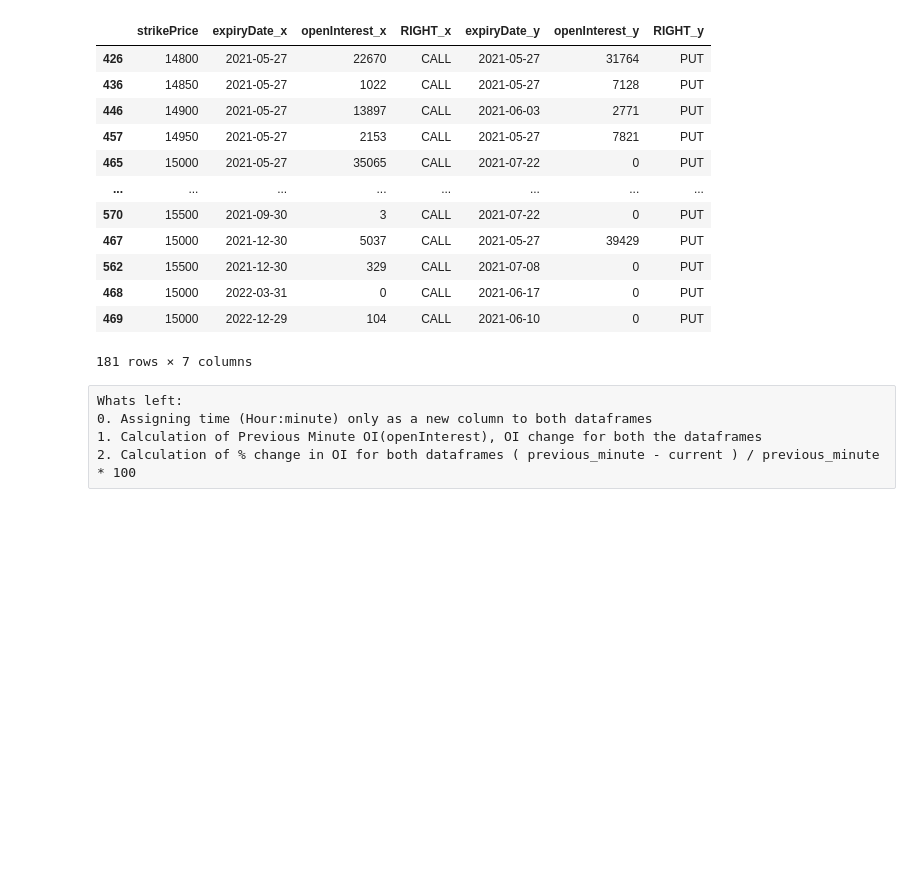
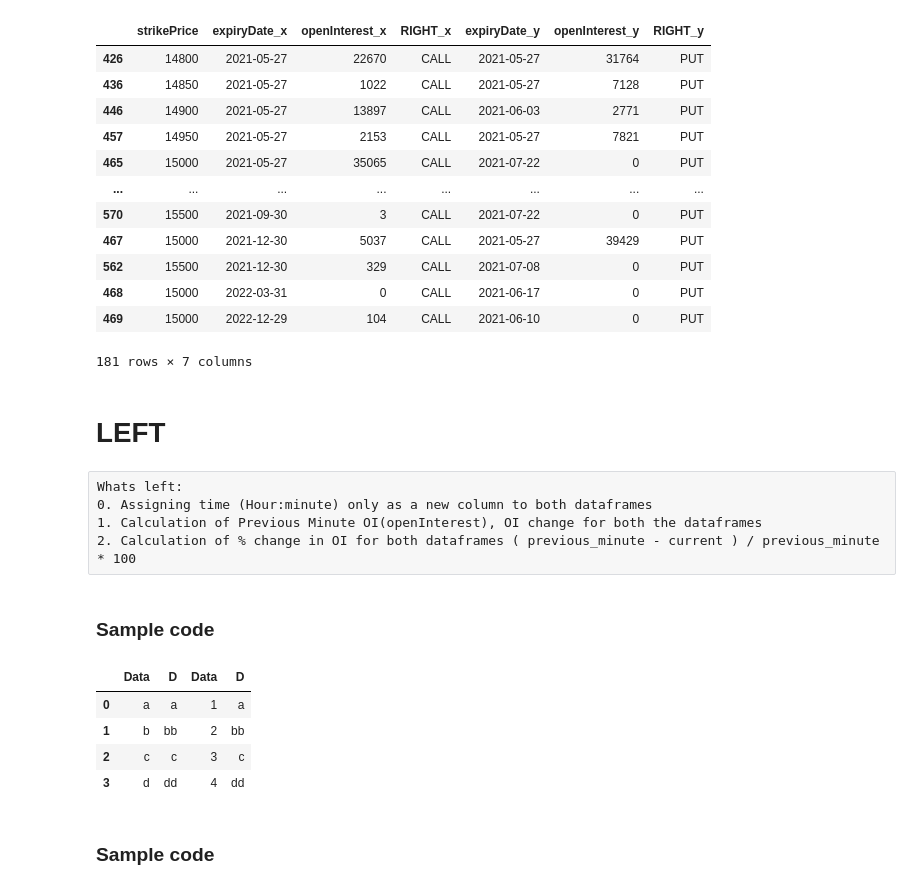
Before and after one commit to techhuv/NSE_Option_Chains, a Jupyter notebook: NSE Web Scrapper Chetan.ipynb, the cells around one changed output. Cells and saved outputs as stored; diff of their text form; code cells hidden in the pictures; blank space fills up the shorter version.

```diff
--- a/NSE Web Scrapper Chetan.ipynb
+++ b/NSE Web Scrapper Chetan.ipynb
@@ -119,11 +104,32 @@ temp1.merge(temp2,left_index=True,right_index=True,on='strikePrice')
 | 468 | 15000 | 2022-03-31 | 0 | CALL | 2021-06-17 | 0 | PUT |
 | 469 | 15000 | 2022-12-29 | 104 | CALL | 2021-06-10 | 0 | PUT |
 181 rows × 7 columns
+# %% [markdown]
+# LEFT
 # %% [raw]
 Whats left:
 0. Assigning time (Hour:minute) only as a new column to both dataframes
 1. Calculation of Previous Minute OI(openInterest), OI change for both the dataframes
 2. Calculation of % change in OI for both dataframes ( previous_minute - current ) / previous_minute * 100
+# %% [markdown]
+### Sample code
+# %%
+import pandas as pd
+
+df1 = pd.DataFrame({'Data': ['a', 'b', 'c', 'd'], 'D': ['a', 'bb', 'c', 'dd']})
+
+df2 = pd.DataFrame({'Data': [1, 2, 3, 4],  'D': ['a', 'bb', 'c', 'dd']})
+
+c = pd.concat([df1, df2], axis=1)
+c
+# %% [output]
+|  | Data | D | Data | D |
+| 0 | a | a | 1 | a |
+| 1 | b | bb | 2 | bb |
+| 2 | c | c | 3 | c |
+| 3 | d | dd | 4 | dd |
+# %% [markdown]
+### Sample code
 # %%
 import pandas as pd
 import xlsxwriter
```
Also changed, not shown: parts of 5 cells of this notebook.
